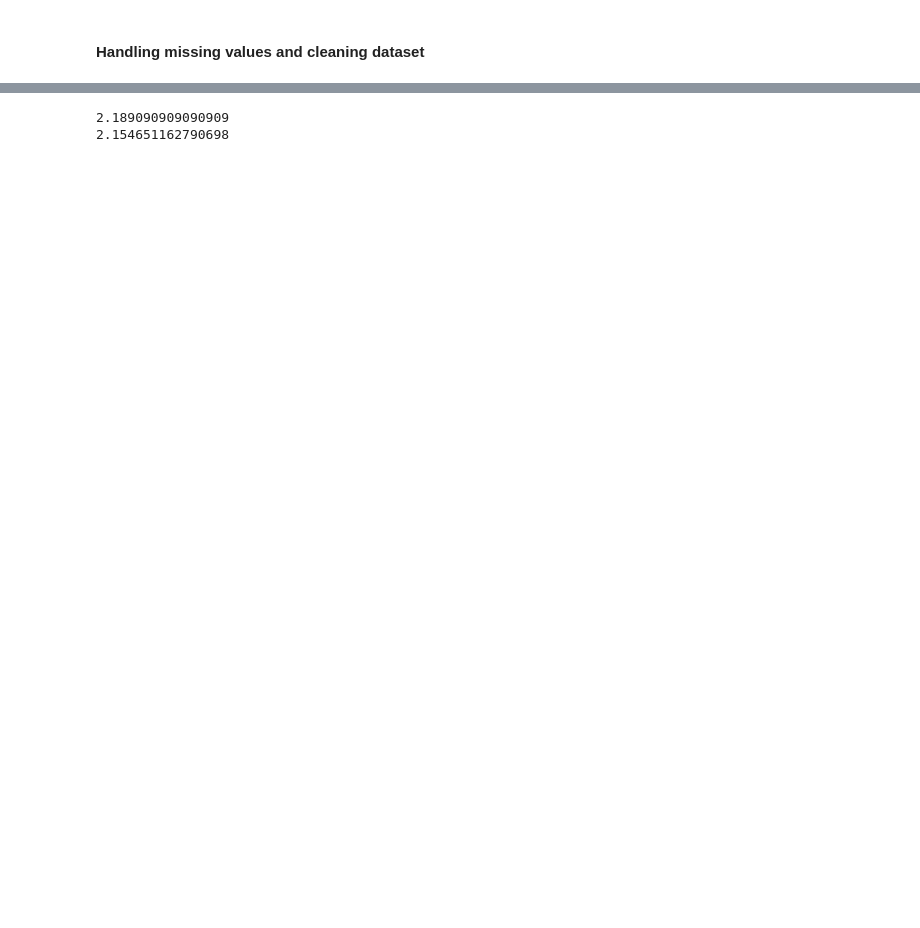
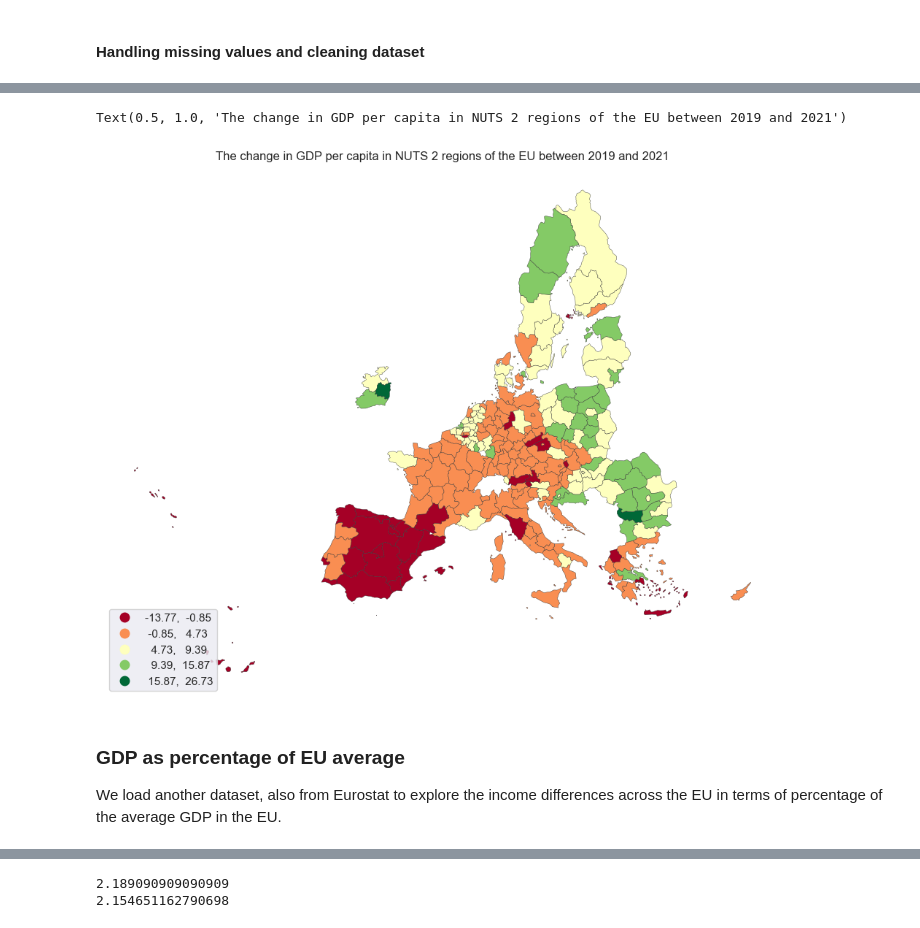
Before and after one commit to ninabucekova/GG3209_Project, a Jupyter notebook: Inequality.ipynb, the cells around one changed output, grey strips where cells are left out. Drawn from its saved outputs; the diff is of its cells as text; code cells hidden in the pictures; blank space fills up the shorter version.

```diff
--- a/Inequality.ipynb
+++ b/Inequality.ipynb
@@ -126 +100,24 @@ plt.show()
+# %%
+# Percentage difference between 2019 and 2021
+gdp_gdf["diff19_21"] = ((gdp_gdf["2021"] - gdp_gdf["2019"])/gdp_gdf["2019"])*100
+gdp_gdf["diff19_20"] = ((gdp_gdf["2020"] - gdp_gdf["2019"])/gdp_gdf["2019"])*100
+gdp_gdf["diff20_21"] = ((gdp_gdf["2021"] - gdp_gdf["2020"])/gdp_gdf["2020"])*100
+
+# Create a map: change in GDP per capita between 2019 and 2021
+ax =gdp_gdf.plot(
+    column="diff19_21",
+    scheme="NaturalBreaks",
+    legend=True,
+    edgecolor="0.2",
+    cmap="RdYlGn",
+    linewidth=.3,
+    legend_kwds={"loc": "lower left"},
+    figsize=(12, 12),
+)
+
+ax.set_axis_off()
+plt.title("The change in GDP per capita in NUTS 2 regions of the EU between 2019 and 2021")
+# %% [output]
+Text(0.5, 1.0, 'The change in GDP per capita in NUTS 2 regions of the EU between 2019 and 2021')
+[figure, added]
 # %%
@@ -134,0 +133,3 @@ top20_21 = top20_21[["GEO (Codes)", "CNTR_CODE", "2021", "geometry"]]
+# %% [markdown]
+### GDP as percentage of EU average
+We load another dataset, also from Eurostat to explore the income differences across the EU in terms of percentage of the average GDP in the EU.
```
Also changed, not shown: parts of 38 cells of this notebook, 9 other files.
